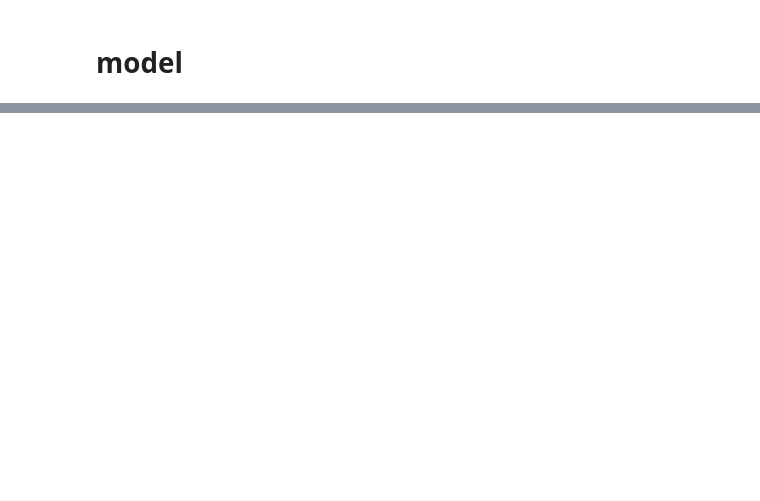
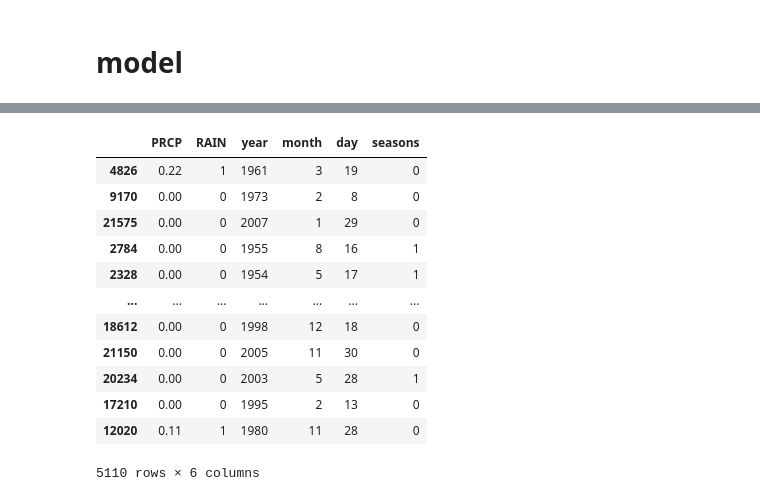
Before and after one commit to ortrsa/Data_Science_Final_Project, a Jupyter notebook: notebook3-rain.ipynb, the cells around one changed output, grey strips where cells are left out. Saved outputs shown, nothing was run; the diff lists cells and outputs as text; code cells hidden in the pictures; blank space fills up the shorter version.

```diff
--- a/notebook3-rain.ipynb
+++ b/notebook3-rain.ipynb
@@ -193,0 +178,16 @@ scal_x_train
+# %%
+x_test
+# %% [output]
+|  | PRCP | RAIN | year | month | day | seasons |
+| 4826 | 0.22 | 1 | 1961 | 3 | 19 | 0 |
+| 9170 | 0.00 | 0 | 1973 | 2 | 8 | 0 |
+| 21575 | 0.00 | 0 | 2007 | 1 | 29 | 0 |
+| 2784 | 0.00 | 0 | 1955 | 8 | 16 | 1 |
+| 2328 | 0.00 | 0 | 1954 | 5 | 17 | 1 |
+| ... | ... | ... | ... | ... | ... | ... |
+| 18612 | 0.00 | 0 | 1998 | 12 | 18 | 0 |
+| 21150 | 0.00 | 0 | 2005 | 11 | 30 | 0 |
+| 20234 | 0.00 | 0 | 2003 | 5 | 28 | 1 |
+| 17210 | 0.00 | 0 | 1995 | 2 | 13 | 0 |
+| 12020 | 0.11 | 1 | 1980 | 11 | 28 | 0 |
+5110 rows × 6 columns
```
Also changed, not shown: parts of 15 cells of this notebook.
